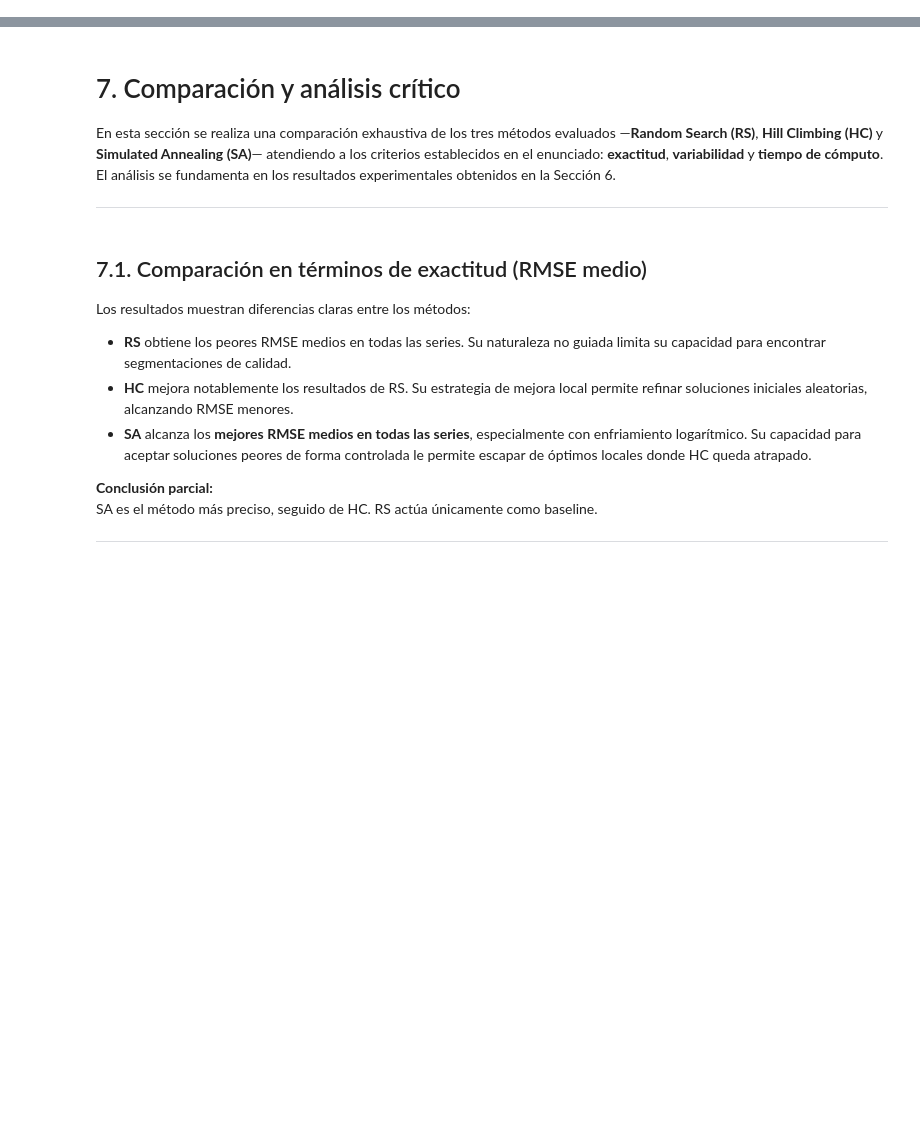
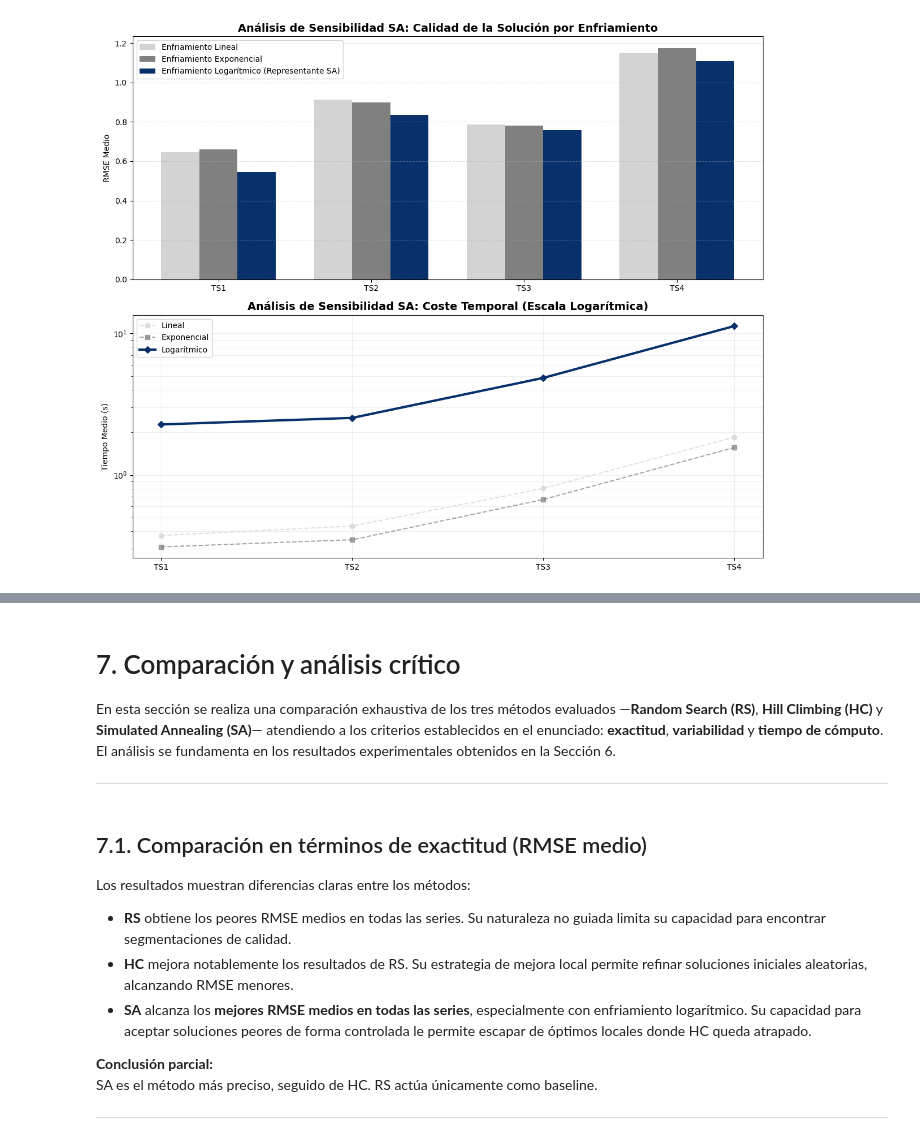
Before and after one commit to darkghost078/p1-Metaheuristica, a Jupyter notebook: Comparación.ipynb, the cells around one changed output, grey strips where cells are left out. Drawn from its saved outputs; the diff is of its cells as text; code cells hidden in the pictures; blank space fills up the shorter version.

```diff
--- a/Comparación.ipynb
+++ b/Comparación.ipynb
@@ -0,0 +14,56 @@
+# %%
+import matplotlib.pyplot as plt
+import numpy as np
+
+# Datos extraídos de los experimentos de sensibilidad (Sección 6.3.1.1 de la memoria)
+series = ['TS1', 'TS2', 'TS3', 'TS4']
+
+# RMSE Medio por esquema [Fuente: Tabla 6.3.1.1]
+rmse_lineal = [0.646251, 0.914319, 0.786627, 1.149820]
+rmse_expo   = [0.659337, 0.899792, 0.782000, 1.175060]
+rmse_log    = [0.544282, 0.836398, 0.758093, 1.108340]
+
+# Tiempo Medio por esquema [Fuente: Tabla 6.3.1.1]
+time_lineal = [0.373600, 0.435880, 0.802708, 1.846220]
+time_expo   = [0.310444, 0.348868, 0.670549, 1.560500]
+time_log    = [2.272540, 2.528630, 4.842340, 11.24920]
+
+x = np.arange(len(series))
+width = 0.25
+
+# Paleta de colores para coherencia visual
+# El azul oscuro identifica al ganador que pasará a la comparativa final [2]
+c_lineal = '#D3D3D3' # Gris claro
+c_expo   = '#808080' # Gris oscuro
+c_log    = '#08306b' # Azul intenso (Coherente con SA en la comparativa global)
+
+fig, (ax1, ax2) = plt.subplots(2, 1, figsize=(12, 10))
+
+# --- GRÁFICA 1: COMPARATIVA DE EXACTITUD (RMSE) ---
+ax1.bar(x - width, rmse_lineal, width, label='Enfriamiento Lineal', color=c_lineal)
+ax1.bar(x, rmse_expo, width, label='Enfriamiento Exponencial', color=c_expo)
+ax1.bar(x + width, rmse_log, width, label='Enfriamiento Logarítmico (Representante SA)', color=c_log)
+
+ax1.set_ylabel('RMSE Medio')
+ax1.set_title('Análisis de Sensibilidad SA: Calidad de la Solución por Enfriamiento', fontsize=14, fontweight='bold')
+ax1.set_xticks(x)
+ax1.set_xticklabels(series)
+ax1.legend()
+ax1.grid(axis='y', linestyle='--', alpha=0.4)
+
+# --- GRÁFICA 2: COMPARATIVA DE EFICIENCIA (TIEMPO) ---
+ax2.plot(series, time_lineal, marker='o', label='Lineal', color=c_lineal, linestyle='--', alpha=0.7)
+ax2.plot(series, time_expo, marker='s', label='Exponencial', color=c_expo, linestyle='--', alpha=0.7)
+ax2.plot(series, time_log, marker='D', label='Logarítmico', color=c_log, linewidth=3)
+
+ax2.set_ylabel('Tiempo Medio (s)')
+ax2.set_title('Análisis de Sensibilidad SA: Coste Temporal (Escala Logarítmica)', fontsize=14, fontweight='bold')
+ax2.set_yscale('log')
+ax2.legend()
+ax2.grid(True, which="both", ls="-", alpha=0.2)
+
+plt.tight_layout()
+plt.savefig("sensibilidad_SA_coherencia_azul.png", dpi=150)
+plt.show()
+# %% [output]
+[figure, added]
```
Also changed, not shown: parts of 3 cells of this notebook, 2 other files.
